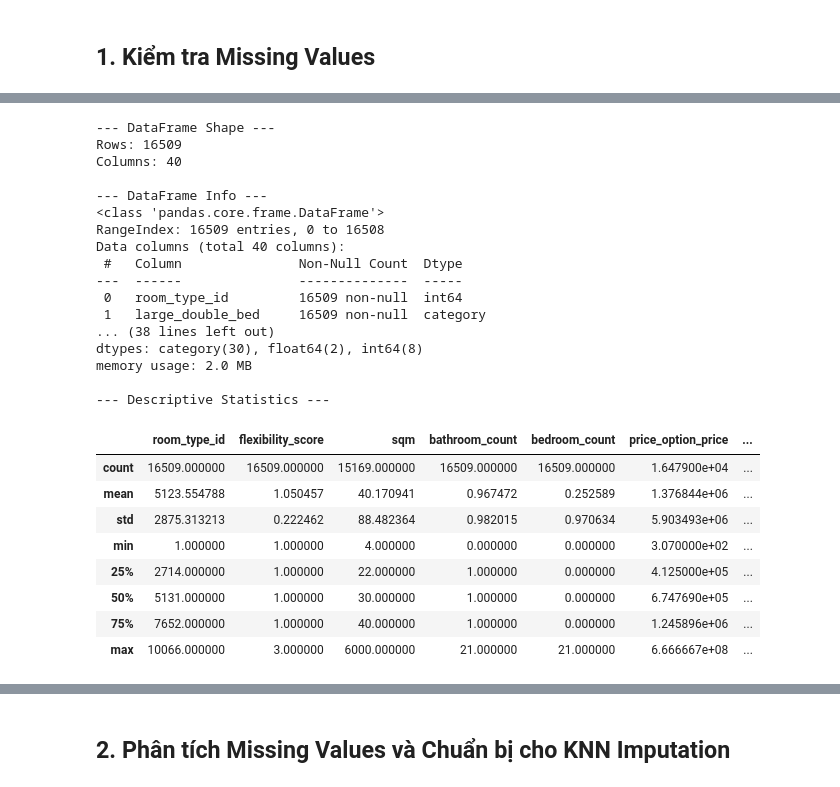
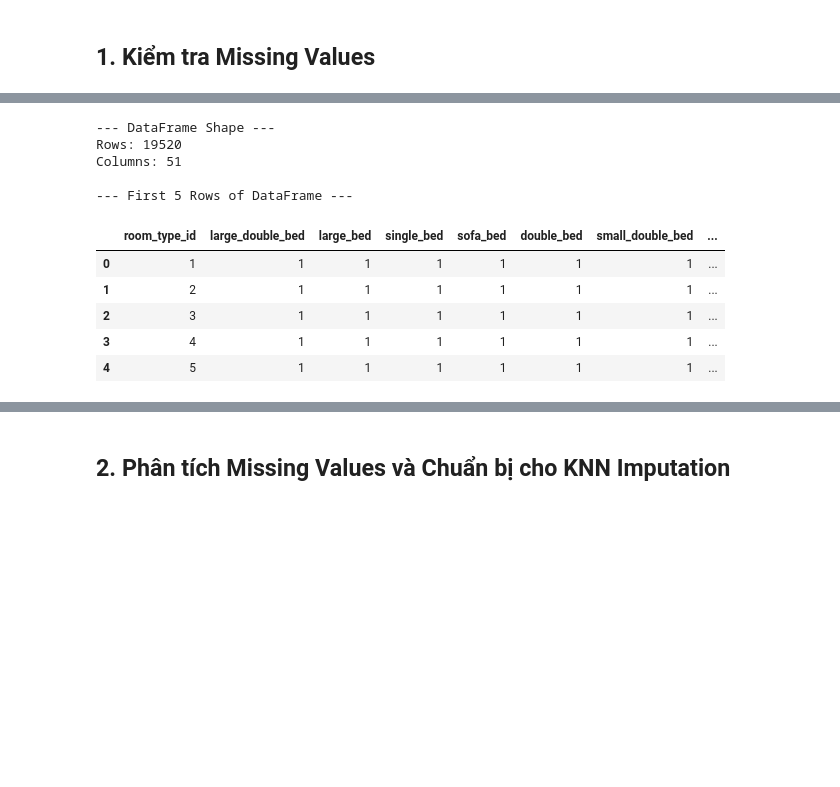
Before and after one commit to nguyendinhan04/DS-project-20251, a Jupyter notebook: notebook/Main/Vanh/data_cleaning/fill_missing_values.ipynb, the cells around one changed output, grey strips where cells are left out. Drawn from its saved outputs; the diff is of its cells as text; code cells hidden in the pictures; blank space fills up the shorter version.

```diff
--- a/notebook/Main/Vanh/data_cleaning/fill_missing_values.ipynb
+++ b/notebook/Main/Vanh/data_cleaning/fill_missing_values.ipynb
@@ -21,7 +21,7 @@ from sklearn.preprocessing import StandardScaler, LabelEncoder
 %matplotlib inline
 # %%
 # Load dataset
-df = pd.read_csv('final_selected_data.csv', low_memory=False)
+df = pd.read_csv("../../../Merge/final_selected_data.csv", low_memory=False)
 print(f"Dataset shape: {df.shape}")
 print(f"Số dòng: {len(df):,}")
 print(f"Số cột: {len(df.columns)}")
@@ -47,7 +65,7 @@ sns.set_palette("husl")
 
 # Load CSV file from local directory
 # Change the file name below to match your CSV file name
-file_name = 'final_selected_data.csv'
+file_name = "../../../Merge/final_selected_data.csv"
 
 # Load the data into a pandas DataFrame
 try:
@@ -63,11 +81,15 @@ except Exception as e:
 
 # Define boolean columns that need to be converted to binary (0/1) first
 # These columns have True/NaN values and should be converted to 1/0
-# NOTE: 'sqm' and 'views' are NOT included here - they will remain unchanged
-# - 'sqm' is numerical (float64) and will stay as numerical
-# - 'views' is categorical (text) and will stay as categorical
-boolean_to_binary_cols = ['balcony-terrace', 'closet', 'air_conditioning', 'mini_bar',
-                          'bathtub', 'shower', 'refrigerator', 'private-pool', 'jacuzzi-bathtub']
+boolean_to_binary_cols = ['large_double_bed', 'large_bed', 'single_bed', 'sofa_bed', 'double_bed',
+                          'small_double_bed', 'king_size_bed', 'futon_mattress', 'bunk_bed',
+                          'is_private_bathroom', 'balcony-terrace', 'closet', 'air_conditioning',
+                          'hair_dryer', 'complimentary-bottled-water', 'bathtub', 'shower',
+                          'refrigerator', 'high-floor', 'dressing-room', 'ground-floor', 'private-pool',
+                          'top-floor', 'complimentary-instant-coffee', 'electric-blanket',
+                          'free-welcome-drink', 'low-floor', 'complimentary-tea', 'coffee-tea-maker',
+                          'hot-spring-access', 'bãi_đậu_xe', 'phòng_tập', 'wifi_miễn_phí', 'không_hoàn_tiền',
+                          'miễn_phí_hủy', 'vào_hồ_bơi_miễn_phí', 'đã_kèm_bữa_sáng']
 
 print("\n--- Step 1: Convert Boolean Columns to Binary (0/1) ---")
 # Convert boolean columns to binary before processing
@@ -81,19 +103,15 @@ for col in boolean_to_binary_cols:
         print(f"Warning: Boolean column '{col}' not found in DataFrame.")
 
 # Define categorical columns (excluding boolean columns that are now binary)
-categorical_cols = ['views', 'room_room_type_name', 'hotel_name', 'region',
-                    'large_double_bed', 'large_bed', 'single_bed', 'sofa_bed',
-                    'double_bed', 'small_double_bed', 'king_size_bed', 'futon_mattress',
-                    'bunk_bed', 'extra_long_bed', 'bãi_đậu_xe', 'phòng_tập',
-                    'vào_hồ_bơi_miễn_phí', 'wifi_miễn_phí', 'không_hoàn_tiền',
-                    'miễn_phí_hủy', 'đã_kèm_bữa_sáng']
+categorical_cols = ['views', 'region']
+
 # Add the converted binary columns to categorical (they are now 0/1 but represent categories)
 categorical_cols.extend(boolean_to_binary_cols)
 
 # Define numerical columns
-numerical_cols = ['room_type_id', 'flexibility_score', 'sqm', 'bathroom_count',
+numerical_cols = ['flexibility_score', 'sqm', 'bathroom_count',
                   'bedroom_count', 'price_option_price', 'adults_number',
-                  'children_number', 'hotel_id', 'có_bữa_sáng']
+                  'children_number']
 
 print("\n--- Step 2: Convert Categorical Columns to 'category' dtype ---")
 # Convert categorical columns to 'category' dtype
@@ -169,49 +187,22 @@ memory usage: 2.0 MB
 # %%
 print("--- DataFrame Shape ---")
 print("Rows:", df.shape[0])
 print("Columns:", df.shape[1])
 
-print("\n--- DataFrame Info ---")
-df.info()
-
-print("\n--- Descriptive Statistics ---")
-display(df.describe())
-
-print("\n--- Data Types of Each Column ---")
-print(df.dtypes)
-
 print("\n--- First 5 Rows of DataFrame ---")
 display(df.head())
 
-print("\n--- Column Names List ---")
-print(df.columns.tolist())
-
 print("\n--- Number of Missing Values Per Column ---")
 print(df.isnull().sum())
 # %% [output]
 --- DataFrame Shape ---
-Rows: 16509
-Columns: 40
+Rows: 19520
+Columns: 51
 
---- DataFrame Info ---
-<class 'pandas.core.frame.DataFrame'>
-RangeIndex: 16509 entries, 0 to 16508
-Data columns (total 40 columns):
- #   Column               Non-Null Count  Dtype
----  ------               --------------  -----
- 0   room_type_id         16509 non-null  int64
- 1   large_double_bed     16509 non-null  category
-... (38 lines left out)
-dtypes: category(30), float64(2), int64(8)
-memory usage: 2.0 MB
-
---- Descriptive Statistics ---
+--- First 5 Rows of DataFrame ---
-|  | room_type_id | flexibility_score | sqm | bathroom_count | bedroom_count | price_option_price | ... |
-| count | 16509.000000 | 16509.000000 | 15169.000000 | 16509.000000 | 16509.000000 | 1.647900e+04 | ... |
-| mean | 5123.554788 | 1.050457 | 40.170941 | 0.967472 | 0.252589 | 1.376844e+06 | ... |
-| std | 2875.313213 | 0.222462 | 88.482364 | 0.982015 | 0.970634 | 5.903493e+06 | ... |
-| min | 1.000000 | 1.000000 | 4.000000 | 0.000000 | 0.000000 | 3.070000e+02 | ... |
-| 25% | 2714.000000 | 1.000000 | 22.000000 | 1.000000 | 0.000000 | 4.125000e+05 | ... |
-| 50% | 5131.000000 | 1.000000 | 30.000000 | 1.000000 | 0.000000 | 6.747690e+05 | ... |
-| 75% | 7652.000000 | 1.000000 | 40.000000 | 1.000000 | 0.000000 | 1.245896e+06 | ... |
-| max | 10066.000000 | 3.000000 | 6000.000000 | 21.000000 | 21.000000 | 6.666667e+08 | ... |
+|  | room_type_id | large_double_bed | large_bed | single_bed | sofa_bed | double_bed | small_double_bed | ... |
+| 0 | 1 | 1 | 1 | 1 | 1 | 1 | 1 | ... |
+| 1 | 2 | 1 | 1 | 1 | 1 | 1 | 1 | ... |
+| 2 | 3 | 1 | 1 | 1 | 1 | 1 | 1 | ... |
+| 3 | 4 | 1 | 1 | 1 | 1 | 1 | 1 | ... |
+| 4 | 5 | 1 | 1 | 1 | 1 | 1 | 1 | ... |
```
Also changed, not shown: parts of 11 cells of this notebook, 5 other files.
